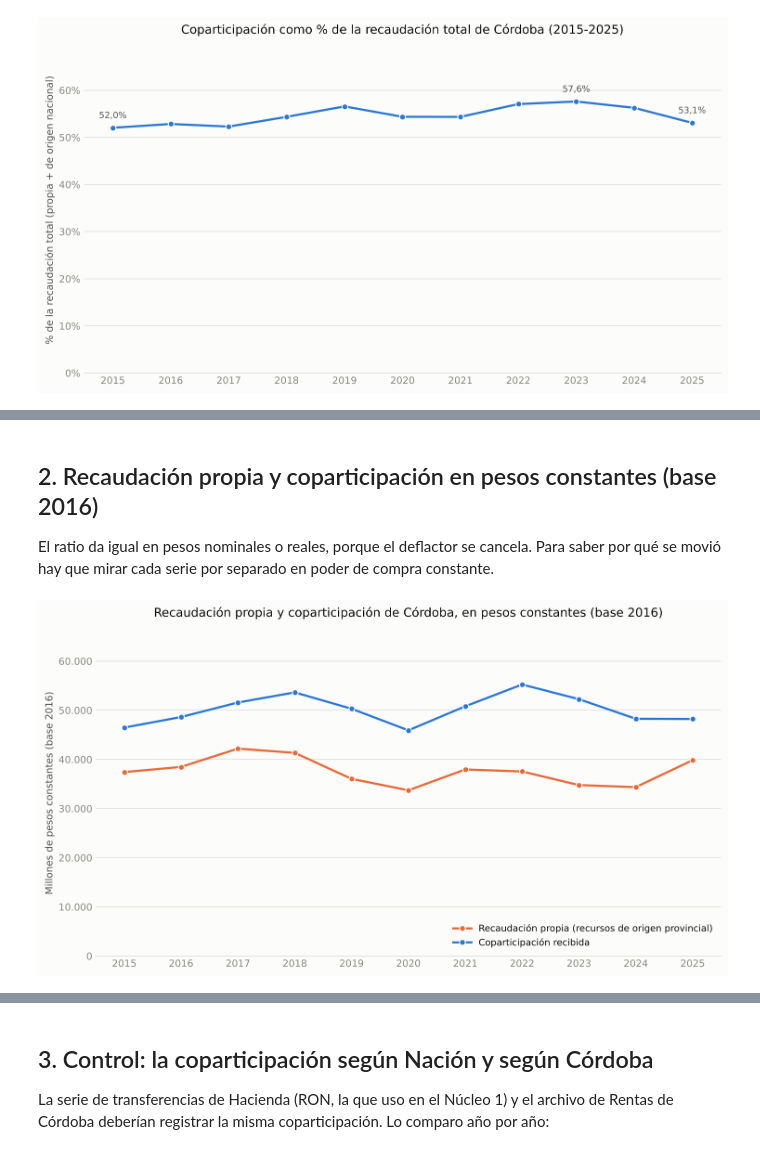
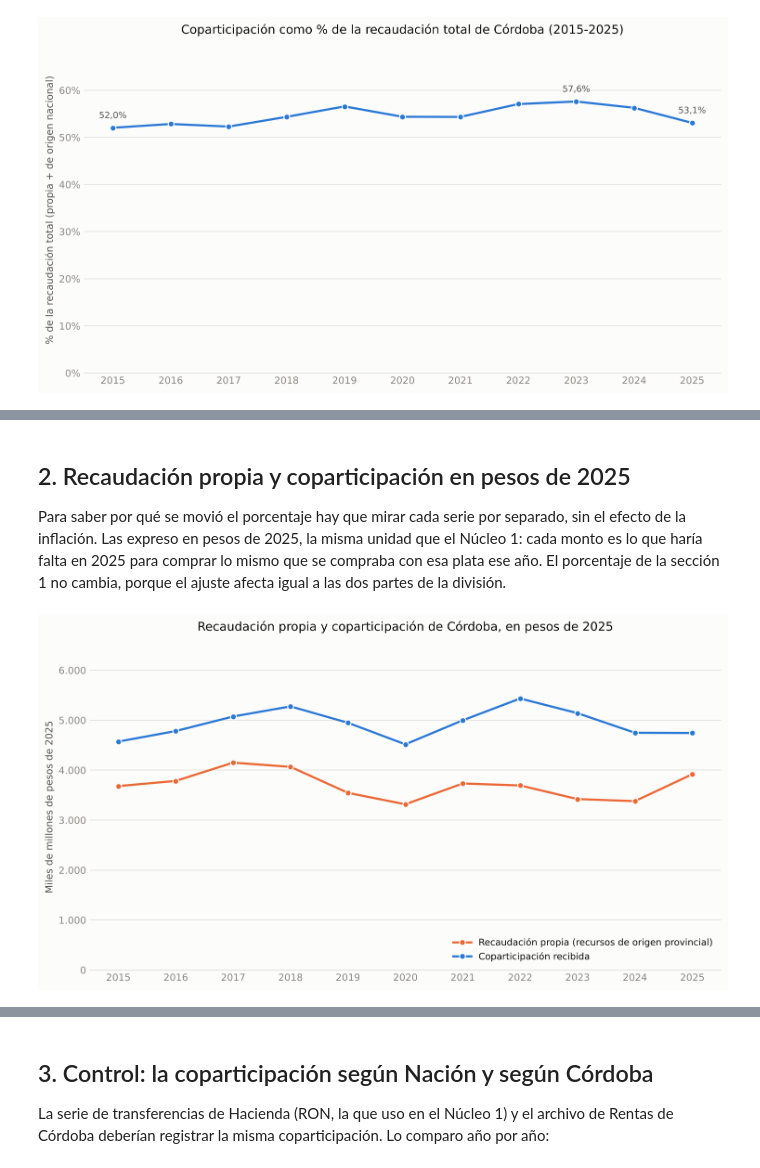
Before and after one commit to llorenzomagnano-sys/analisis-de-la-coparticipacion-federal-con-foco-en-cordoba, a Jupyter notebook: notebooks/04_dependencia_fiscal_cordoba.ipynb, the cells around one changed output, grey strips where cells are left out. Cells and saved outputs as stored; diff of their text form; code cells hidden in the pictures.

```diff
--- a/notebooks/04_dependencia_fiscal_cordoba.ipynb
+++ b/notebooks/04_dependencia_fiscal_cordoba.ipynb
@@ -137,46 +162,49 @@ dependencia, con una reversión marcada en el último año.
 # %% [markdown]
-## 2. Recaudación propia y coparticipación en pesos constantes (base 2016)
+## 2. Recaudación propia y coparticipación en pesos de 2025
 
-El ratio da igual en pesos nominales o reales, porque el deflactor se cancela. Para saber
-por qué se movió hay que mirar cada serie por separado en poder de compra constante.
+Para saber por qué se movió el porcentaje hay que mirar cada serie por separado, sin el
+efecto de la inflación. Las expreso en pesos de 2025, la misma unidad que el Núcleo 1:
+cada monto es lo que haría falta en 2025 para comprar lo mismo que se compraba con esa
+plata ese año. El porcentaje de la sección 1 no cambia, porque el ajuste afecta igual a
+las dos partes de la división.
 # %%
 COLOR_INGRESOS = "#eb6834"
 
 fig, ax = plt.subplots(figsize=(10, 5.5), dpi=150)
 
 ax.plot(
-    df["anio"], df["recursos_propios_real_base2016_pesos"] / 1e6,
+    df["anio"], df["recursos_propios_real_pesos_2025"] / 1e9,
     color=COLOR_INGRESOS, linewidth=2.2, marker="o", markersize=6,
     markerfacecolor=COLOR_INGRESOS, markeredgecolor=SURFACE, markeredgewidth=1,
     label="Recaudación propia (recursos de origen provincial)",
 )
 ax.plot(
-    df["anio"], df["coparticipacion_real_base2016_pesos"] / 1e6,
+    df["anio"], df["coparticipacion_real_pesos_2025"] / 1e9,
     color=COLOR_RATIO, linewidth=2.2, marker="o", markersize=6,
     markerfacecolor=COLOR_RATIO, markeredgecolor=SURFACE, markeredgewidth=1,
     label="Coparticipación recibida",
 )
 
 ax.set_title(
-    "Recaudación propia y coparticipación de Córdoba, en pesos constantes (base 2016)",
+    "Recaudación propia y coparticipación de Córdoba, en pesos de 2025",
     fontsize=12.5, color=INK_PRIMARY, pad=14,
 )
-ax.set_ylabel("Millones de pesos constantes (base 2016)", fontsize=10)
+ax.set_ylabel("Miles de millones de pesos de 2025", fontsize=10)
 ax.set_xlabel("")
 ax.xaxis.set_major_locator(mticker.MultipleLocator(1))
 ax.yaxis.set_major_formatter(mticker.FuncFormatter(lambda x, _: f"{x:,.0f}".replace(",", ".")))
-ax.set_ylim(0, df[["recursos_propios_real_base2016_pesos", "coparticipacion_real_base2016_pesos"]].max().max() / 1e6 * 1.2)
+ax.set_ylim(0, df[["recursos_propios_real_pesos_2025", "coparticipacion_real_pesos_2025"]].max().max() / 1e9 * 1.2)
 ax.grid(axis="y", color=GRID_COLOR, linewidth=0.8)
 ax.set_axisbelow(True)
 for spine in ["top", "right", "left"]:
     ax.spines[spine].set_visible(False)
 ax.spines["bottom"].set_color(GRID_COLOR)
 ax.tick_params(axis="both", length=0)
 ax.legend(frameon=False, loc="lower right", fontsize=9.5)
 
 fig.tight_layout()
 fig.savefig(FIGURES_DIR / "dependencia_fiscal_cordoba_real.png", dpi=300, facecolor=SURFACE)
 plt.show()
 # %% [output]
-[figure, old version]
+[figure, new version]
 # %% [markdown]
```
Also changed, not shown: parts of 9 cells of this notebook, 10 other files.
